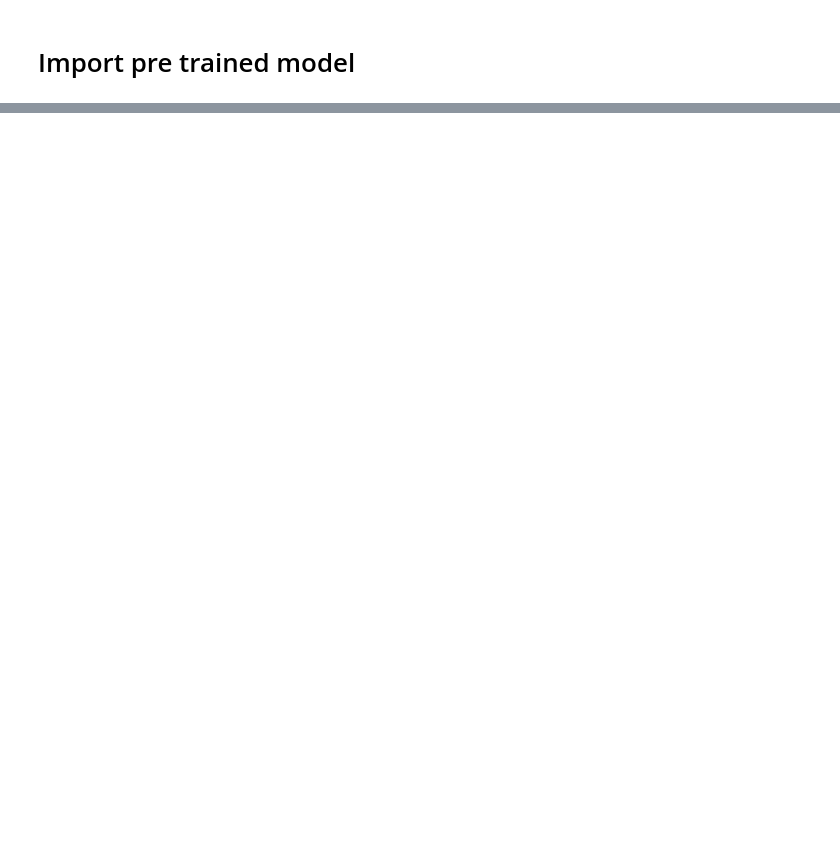
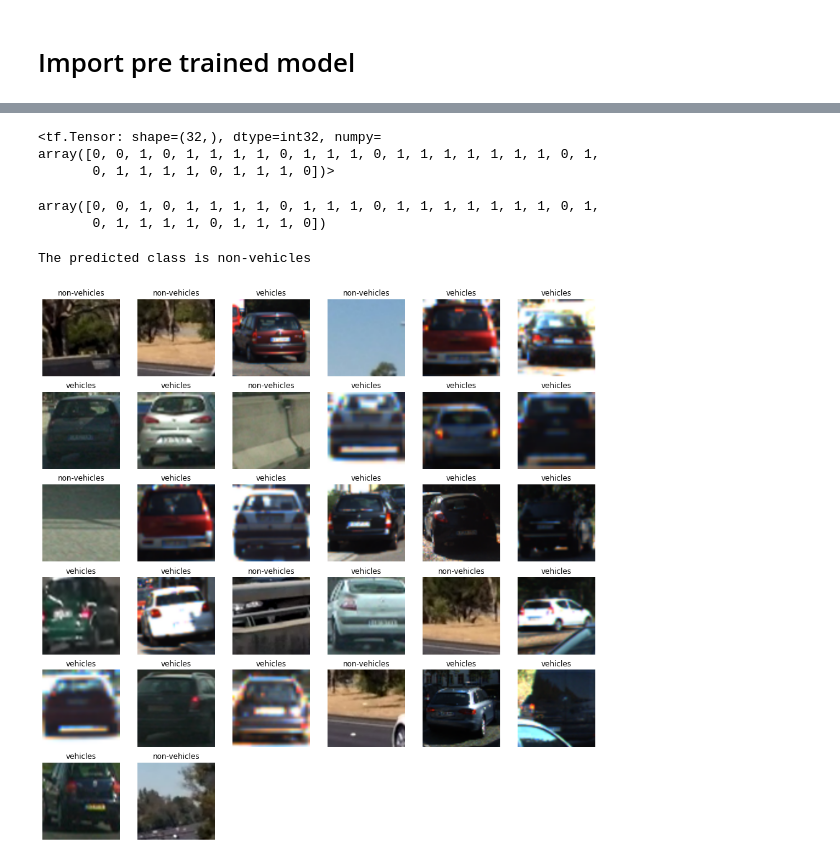
Before and after one commit to Ekatche/car_detection, a Jupyter notebook: test_2.ipynb, the cells around one changed output, grey strips where cells are left out. Cells and saved outputs as stored; diff of their text form; code cells hidden in the pictures; blank space fills up the shorter version.

Commit message:
re designed the model and evaluation

```diff
--- a/test_2.ipynb
+++ b/test_2.ipynb
@@ -141,9 +155,9 @@ Non-trainable params: 23,587,712
 __________________________________________________________________________________________________
 # %%
-base_learning_rate = 0.001
+base_learning_rate = 0.0001
 
 model.compile(optimizer=tf.keras.optimizers.Adam(learning_rate=base_learning_rate),
-              loss='binary_crossentropy',
+              loss=tf.keras.losses.BinaryCrossentropy(from_logits=True),
               metrics=['accuracy'])
 # %%
 early_stop = tf.keras.callbacks.EarlyStopping(
@@ -156,7 +170,7 @@ early_stop = tf.keras.callbacks.EarlyStopping(
     restore_best_weights=False
 )
 # %%
-initial_epochs = 4
+initial_epochs = 6
 
 history = model.fit(train_dataset,
                     epochs=initial_epochs,
@@ -203,3 +245,6 @@ predictions = np.argmax(preds)
+# %%
+image_batch, label_batch = test_dataset.as_numpy_iterator().next()
+predictions = model.predict_on_batch(image_batch).flatten()
 # %%
 predictions
 # %% [output]
@@ -206,0 +258,27 @@ predictions
+# %%
+predictions = tf.where(predictions < 0, 0, 1)
+# %%
+preds
+# %% [output]
+<tf.Tensor: shape=(32,), dtype=int32, numpy=
+array([0, 0, 1, 0, 1, 1, 1, 1, 0, 1, 1, 1, 0, 1, 1, 1, 1, 1, 1, 1, 0, 1,
+       0, 1, 1, 1, 1, 0, 1, 1, 1, 0])>
+# %%
+label_batch
+# %% [output]
+array([0, 0, 1, 0, 1, 1, 1, 1, 0, 1, 1, 1, 0, 1, 1, 1, 1, 1, 1, 1, 0, 1,
+       0, 1, 1, 1, 1, 0, 1, 1, 1, 0])
+# %%
+output_class=class_names[np.argmax(preds[0])]
+print("The predicted class is", output_class)
+# %% [output]
+The predicted class is non-vehicles
+# %%
+plt.figure(figsize=(16, 16))
+for i in range(32):
+  ax = plt.subplot(6, 6, i + 1)
+  plt.imshow(image_batch[i].astype("uint8"))
+  plt.title(class_names[predictions[i]])
+  plt.axis("off")
+# %% [output]
+[figure, added]
```
Also changed, not shown: parts of 49 cells of this notebook, 4 other files.
